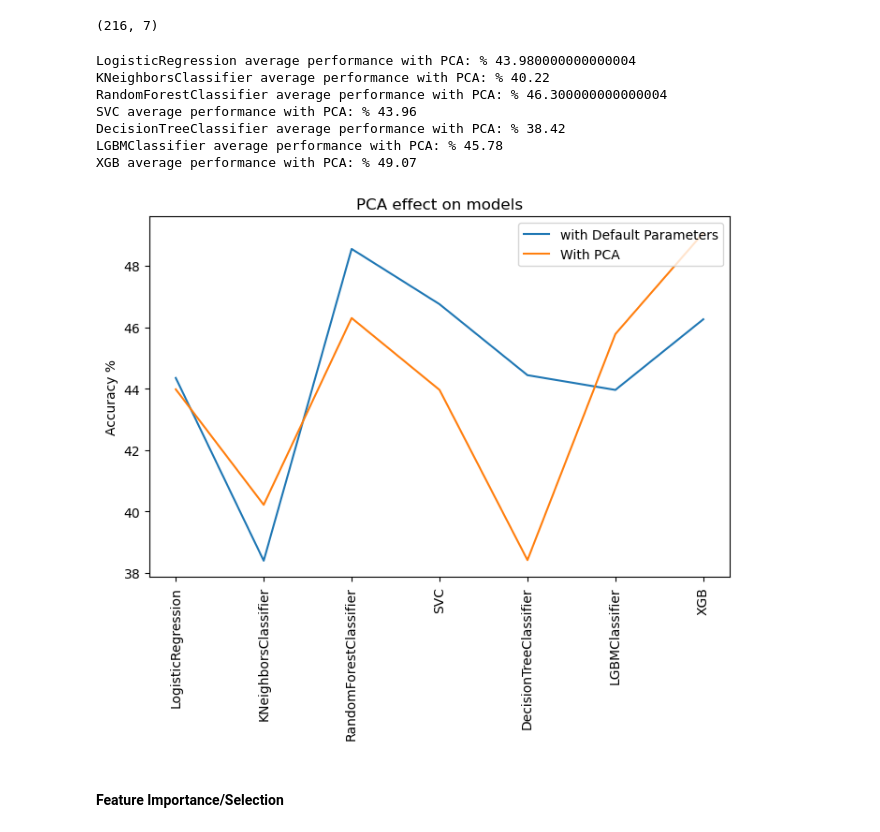
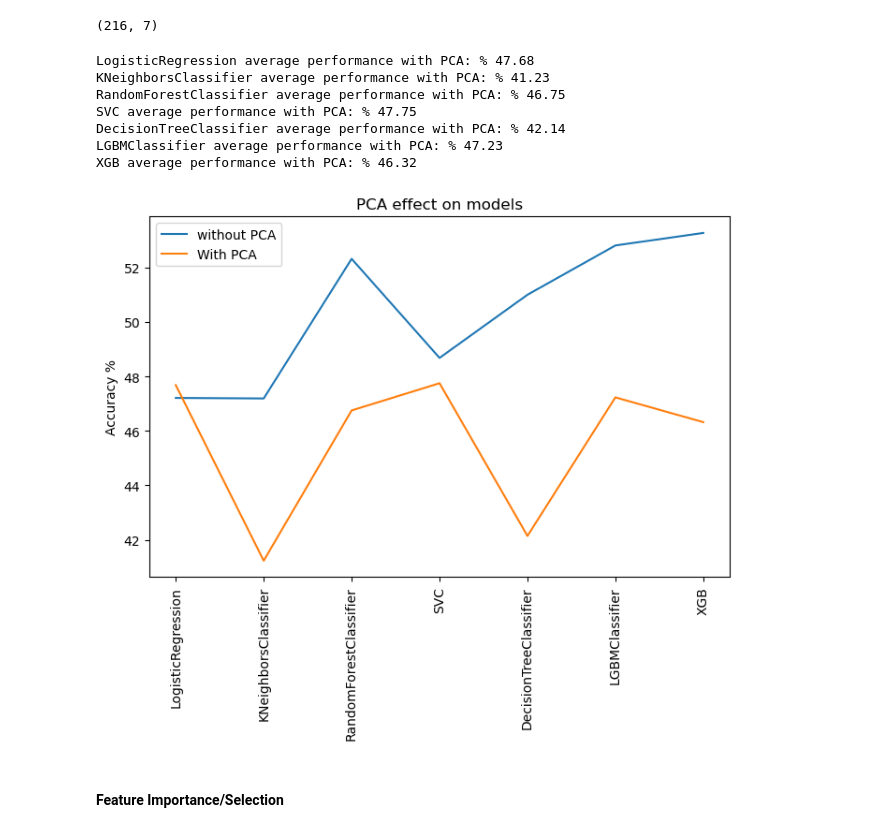
Before and after one commit to cihatislamdede/e-commerce-preference-analysis, a Jupyter notebook: main.ipynb, the cells around one changed output. Saved outputs shown, nothing was run; the diff lists cells and outputs as text; code cells hidden in the pictures.

```diff
--- a/main.ipynb
+++ b/main.ipynb
@@ -178,8 +178,7 @@ df = df.replace(
 # remove "Belirtmek istemiyorum" from cinsiyet and medeni_durum
 print(len(df[df.cinsiyet == 2]))
 print(len(df[df.medeni_durum == 2]))
-df = df[df.cinsiyet != 2]
-df = df[df.medeni_durum != 2]
+df = df[(df.cinsiyet != 2) & (df.medeni_durum != 2)]
 # %% [output]
 7
 3
@@ -642,19 +567,11 @@ print(X_pca.shape)
 # %%
-lr = LogisticRegression(random_state=42)
-knn = KNeighborsClassifier()
-rf = RandomForestClassifier(random_state=42)
-svc = SVC(random_state=42)
-dt = DecisionTreeClassifier(random_state=42)
-lgbm = lgb.LGBMClassifier(random_state=42)
-xgb = XGBClassifier(random_state=42)
-
-lr_cv = cross_val_score(lr, X_pca, y, cv=10)
-knn_cv = cross_val_score(knn, X_pca, y, cv=10)
-rf_cv = cross_val_score(rf, X_pca, y, cv=10)
-svc_cv = cross_val_score(svc, X_pca, y, cv=10)
-dt_cv = cross_val_score(dt, X_pca, y, cv=10)
-lgbm_cv = cross_val_score(lgbm, X_pca, y, cv=10)
-xgb_cv = cross_val_score(xgb, X_pca, y, cv=10)
+lr_cv = cross_val_score(best_lr, X_pca, y, cv=10)
+knn_cv = cross_val_score(best_knn, X_pca, y, cv=10)
+rf_cv = cross_val_score(best_rf, X_pca, y, cv=10)
+svc_cv = cross_val_score(best_svc, X_pca, y, cv=10)
+dt_cv = cross_val_score(best_dt, X_pca, y, cv=10)
+lgbm_cv = cross_val_score(best_lgbm, X_pca, y, cv=10)
+xgb_cv = cross_val_score(best_xgb, X_pca, y, cv=10)
 
 # results
 print(
@@ -679,59 +596,59 @@ print(
 )
 print("XGB average performance with PCA: %", round(xgb_cv.mean(), 4) * 100)
 # %% [output]
-LogisticRegression average performance with PCA: % 43.980000000000004
-KNeighborsClassifier average performance with PCA: % 40.22
-RandomForestClassifier average performance with PCA: % 46.300000000000004
-SVC average performance with PCA: % 43.96
-DecisionTreeClassifier average performance with PCA: % 38.42
-LGBMClassifier average performance with PCA: % 45.78
-XGB average performance with PCA: % 49.07
+LogisticRegression average performance with PCA: % 47.68
+KNeighborsClassifier average performance with PCA: % 41.23
+RandomForestClassifier average performance with PCA: % 46.75
+SVC average performance with PCA: % 47.75
+DecisionTreeClassifier average performance with PCA: % 42.14
+LGBMClassifier average performance with PCA: % 47.23
+XGB average performance with PCA: % 46.32
 # %%
 # with and without PCA comparison
 plt.figure(figsize=(8, 5))
 plt.plot(
     [
-        lr_default,
-        knn_default,
-        rf_default,
-        svc_default,
-        dt_default,
-        lgbm_default,
-        xgb_default,
+        round(best_clf_lr.best_score_, 4) * 100,
+        round(best_clf_knn.best_score_, 4) * 100,
+        round(best_clf_rf.best_score_, 4) * 100,
+        round(best_clf_svc.best_score_, 4) * 100,
+        round(best_clf_dt.best_score_, 4) * 100,
+        round(best_clf_lgbm.best_score_, 4) * 100,
+        round(best_clf_xgb.best_score_, 4) * 100
     ],
-    label="with Default Parameters",
+    label="without PCA",
 )
 plt.plot(
     [
         round(lr_cv.mean(), 4) * 100,
         round(knn_cv.mean(), 4) * 100,
         round(rf_cv.mean(), 4) * 100,
         round(svc_cv.mean(), 4) * 100,
         round(dt_cv.mean(), 4) * 100,
         round(lgbm_cv.mean(), 4) * 100,
         round(xgb_cv.mean(), 4) * 100,
     ],
     label="With PCA",
 )
 plt.xticks(
     np.arange(7),
     (
         "LogisticRegression",
         "KNeighborsClassifier",
         "RandomForestClassifier",
         "SVC",
         "DecisionTreeClassifier",
         "LGBMClassifier",
         "XGB",
     ),
     rotation=90,
 )
 plt.title("PCA effect on models")
 plt.ylabel("Accuracy %")
 plt.legend()
 plt.show()
 # %% [output]
-[figure, old version]
+[figure, new version]
 # %% [markdown]
 #### Feature Importance/Selection
 # %%
```
Also changed, not shown: parts of 41 cells of this notebook.
